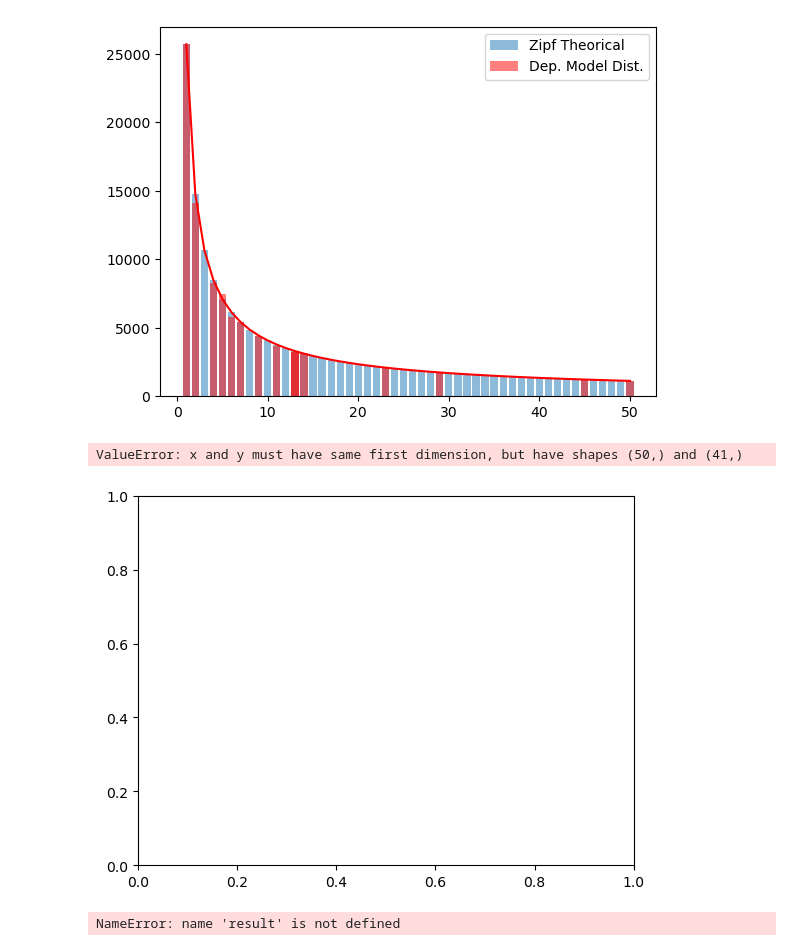
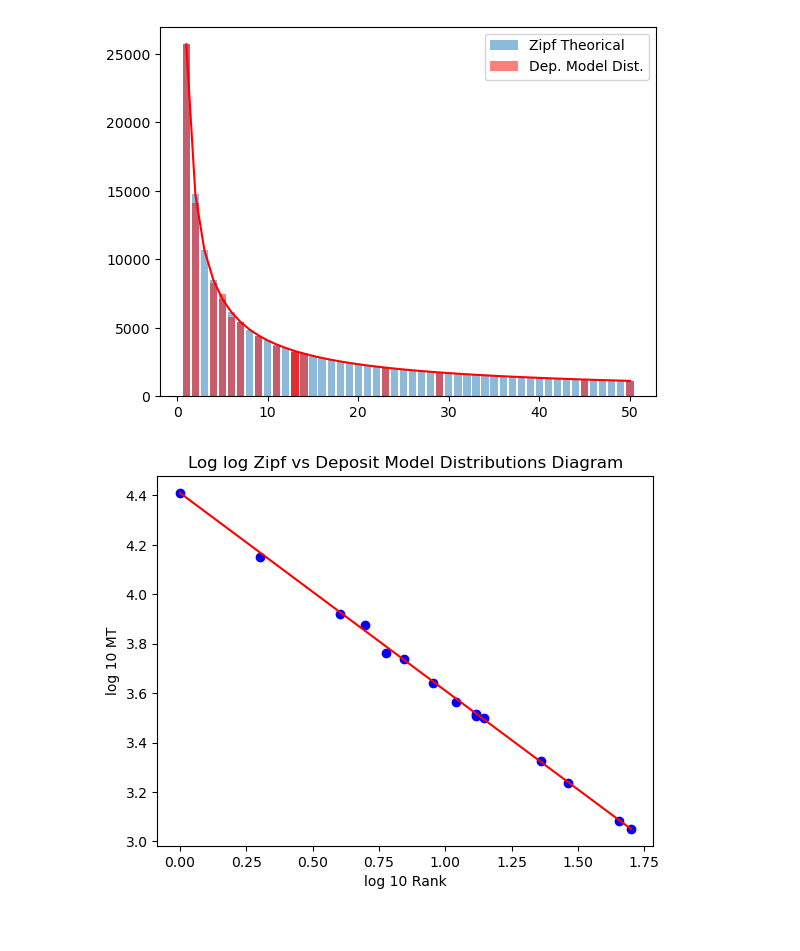
Before and after one commit to gasato/NumericalMiningDepositsModelling, a Jupyter notebook: Zipf.ipynb, the cells around one changed output. Saved outputs shown, nothing was run; the diff lists cells and outputs as text; code cells hidden in the pictures.

Commit message:
correction of log-log plotting

```diff
--- a/Zipf.ipynb
+++ b/Zipf.ipynb
@@ -204,18 +206,13 @@ ax.legend(loc="upper right")
 <matplotlib.legend.Legend at 0x...>
 [figure]
 # %%
-plt.plot(np.log10(x), np.log10(result), 'bo')
+plt.plot(np.log10(list(zip(*pepe))[0]), np.log10(list(zip(*pepe))[1]), 'bo')
 plt.plot(np.log10(x), np.log10(DistZipf), 'r-')
 
-plt.ylabel('log 10 Au T')
+plt.ylabel('log 10 MT')
 plt.xlabel('log 10 Rank')
-plt.title('Diagrama log log de Zipf para LSQVAu')
+plt.title('Log log Zipf vs Deposit Model Distributions Diagram')
 
 plt.show()
 # %% [output]
-ValueError: x and y must have same first dimension, but have shapes (50,) and (41,)
-[figure, old version]
+[figure, new version]
-# %%
-result
-# %% [output]
-NameError: name 'result' is not defined
```
Also changed, not shown: parts of 1 cell of this notebook.
